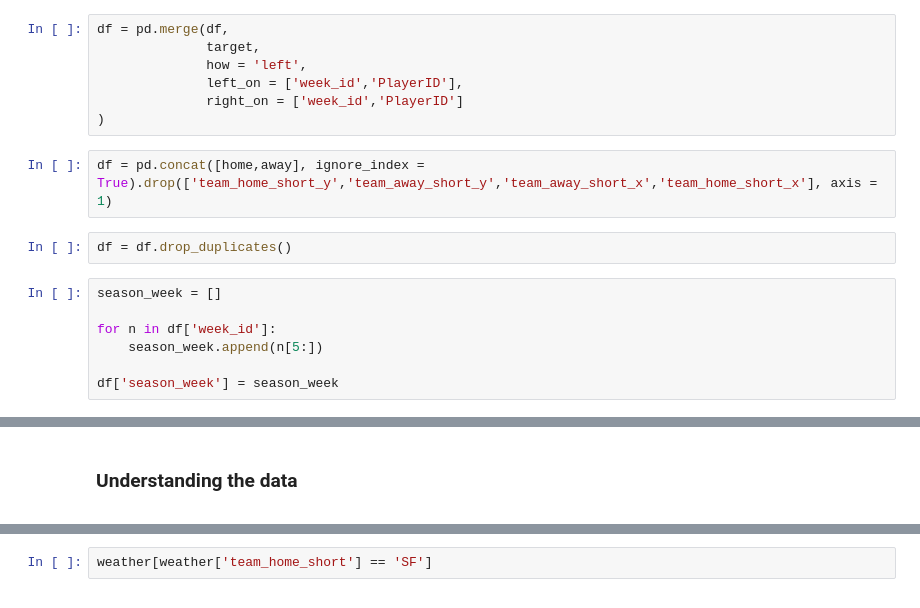
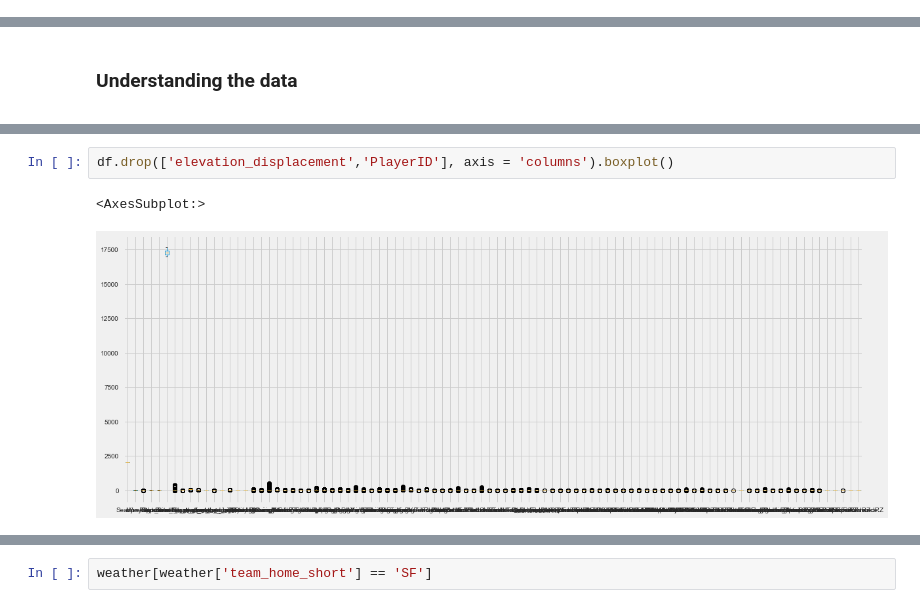
Before and after one commit to oconnorac/Cloudy-with-a-Chance-of-Football, a Jupyter notebook: notebooks/machine_learning/GlobalModel.ipynb, the cells around one changed output, grey strips where cells are left out. Drawn from its saved outputs; the diff is of its cells as text.

Commit message:
pushing final merged dataframe

```diff
--- a/notebooks/machine_learning/GlobalModel.ipynb
+++ b/notebooks/machine_learning/GlobalModel.ipynb
@@ -1374,18 +1030,0 @@ away = pd.merge(away,
-# %%
-df = pd.merge(df,
-              target,
-              how = 'left',
-              left_on = ['week_id','PlayerID'],
-              right_on = ['week_id','PlayerID']
-)
-# %%
-df = pd.concat([home,away], ignore_index = True).drop(['team_home_short_y','team_away_short_y','team_away_short_x','team_home_short_x'], axis = 1)
-# %%
-df = df.drop_duplicates()
-# %%
-season_week = []
-
-for n in df['week_id']:
-    season_week.append(n[5:])
-
-df['season_week'] = season_week
@@ -1395,2 +1125,7 @@ df['season_week'] = season_week
+# %%
+df.drop(['elevation_displacement','PlayerID'], axis = 'columns').boxplot()
+# %% [output]
+<AxesSubplot:>
+[figure, added]
 # %%
 df[df['weather_temperature'].isnull()]
```
Also changed, not shown: parts of 93 cells of this notebook, 2 other files.
